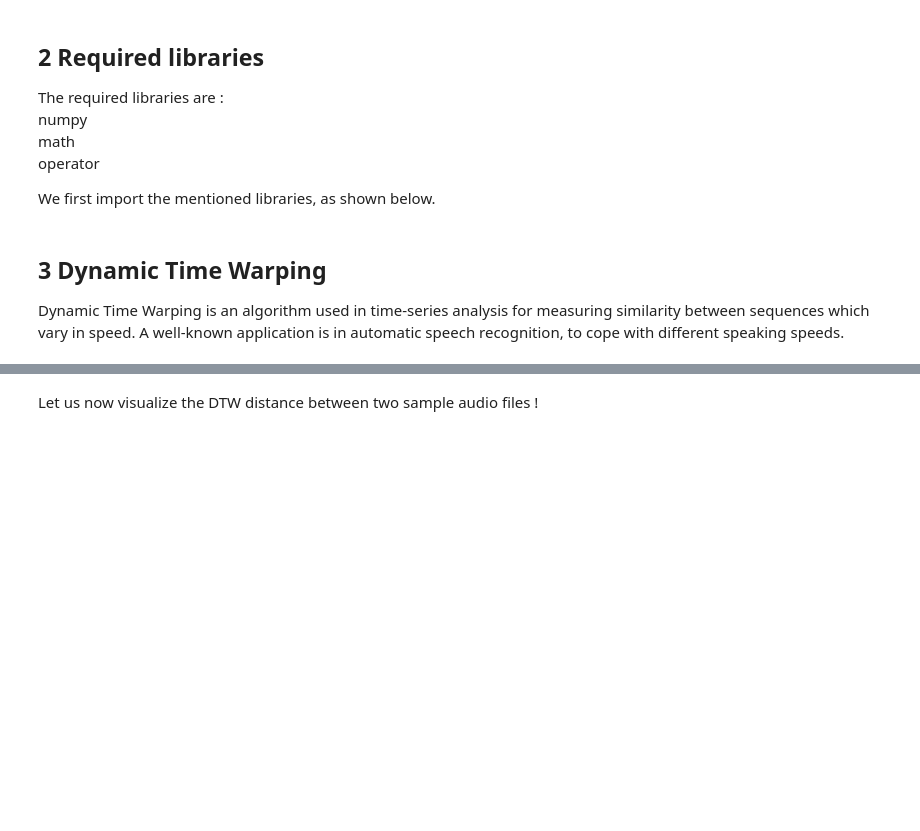
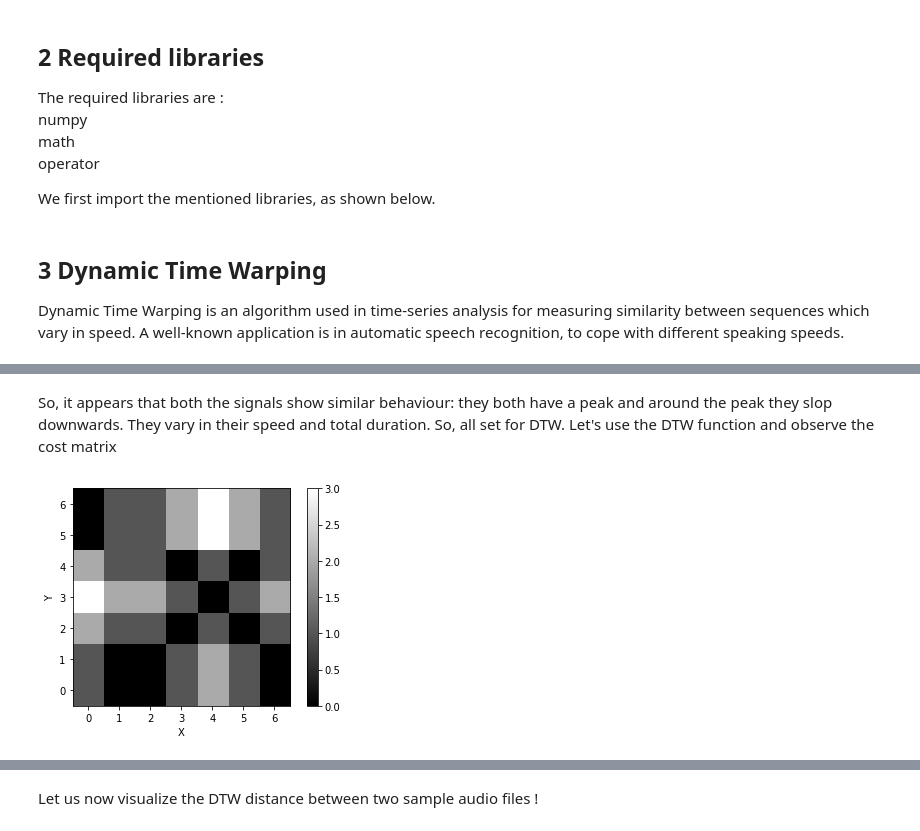
Before and after one commit to rmhanchate/SAMP2020_course_material, a Jupyter notebook: KNN_Test.ipynb, the cells around one changed output, grey strips where cells are left out. Cells and saved outputs as stored; diff of their text form; code cells hidden in the pictures; blank space fills up the shorter version.

```diff
--- a/KNN_Test.ipynb
+++ b/KNN_Test.ipynb
@@ -34,38 +35,27 @@ Inside each cell a distance measure can be placed, comparing the corresponding e
 <br>Table[ i ][ j ] := d(i, j) + min(Table[ i-1 ][ j ], Table[ i-1 ][ j-1 ], Table[ i ][ j-1 ])
 <br>The overall distance will be the minimum of the sum of the distances between the individual elements. This is represented by the value in the last element of the table.
 # %%
-def dtwDist(x, y, dist, warp=1, w=np.inf, s=1.0):
+def dtwDist(x, y, dist, warp=1, w=np.inf):
     assert len(x)
     assert len(y)
-    assert np.isinf(w) or (w >= abs(len(x) - len(y)))
-    assert s > 0
     r, c = len(x), len(y)
-    if not np.isinf(w):
-        D0 = full((r + 1, c + 1), np.inf)
-        for i in range(1, r + 1):
-            D0[i, max(1, i - w):min(c + 1, i + w + 1)] = 0
-        D0[0, 0] = 0
-    else:
-        D0 = np.zeros((r + 1, c + 1))
-        D0[0, 1:] = np.inf
-        D0[1:, 0] = np.inf
-    D1 = D0[1:, 1:]  # view
+    D0 = np.zeros((r + 1, c + 1))
+    D0[0, 1:] = np.inf
+    D0[1:, 0] = np.inf
+    D1 = D0[1:,1:] #Note : Lists are mutable, both get modified
     for i in range(r):
         for j in range(c):
-            if (np.isinf(w) or (max(0, i - w) <= j <= min(c, i + w))):
-                D1[i, j] = dist(x[i], y[j])
+            D1[i, j] = dist(x[i], y[j])
     C = D1.copy()
-    jrange = range(c)
     for i in range(r):
-        if not np.isinf(w):
-            jrange = range(max(0, i - w), min(c, i + w + 1))
-        for j in jrange:
+        for j in range(c):
             min_list = [D0[i, j]]
-            for k in range(1, warp + 1):
+            for k in range(1, warp + 1): #Warp represents number of units the signal is assumed to be non linearly warped
                 i_k = min(i + k, r)
                 j_k = min(j + k, c)
-                min_list += [D0[i_k, j] * s, D0[i, j_k] * s]
+                min_list += [D0[i_k, j],D0[i, j_k]]
             D1[i, j] += min(min_list)
+    #Backtracking to find path
     if len(x) == 1:
         path = np.zeros(len(y)), range(len(y))
     elif len(y) == 1:
@@ -85,5 +75,4 @@ def dtwDist(x, y, dist, warp=1, w=np.inf, s=1.0):
             p.insert(0, i)
             q.insert(0, j)
     path=np.array(p), np.array(q)
-
     return D1[-1, -1], C, D1, path
@@ -89,0 +90,12 @@ def dtwDist(x, y, dist, warp=1, w=np.inf, s=1.0):
+# %% [markdown]
+So, it appears that both the signals show similar behaviour: they both have a peak and around the peak they slop downwards. They vary in their speed and total duration. So, all set for DTW. Let's use the DTW function and observe the cost matrix
+# %%
+dist,cost_matrix,acc_cost_matrix,path=dtwDist(x,y,dist=lambda x, y: np.linalg.norm(x - y))
+im = plt.imshow(cost_matrix, interpolation='nearest', cmap='gray')
+plt.gca().invert_yaxis()
+plt.xlabel("X")
+plt.ylabel("Y")
+plt.colorbar();
+plt.show()
+# %% [output]
+[figure, added]
```
Also changed, not shown: parts of 14 cells of this notebook, 11 other files.
